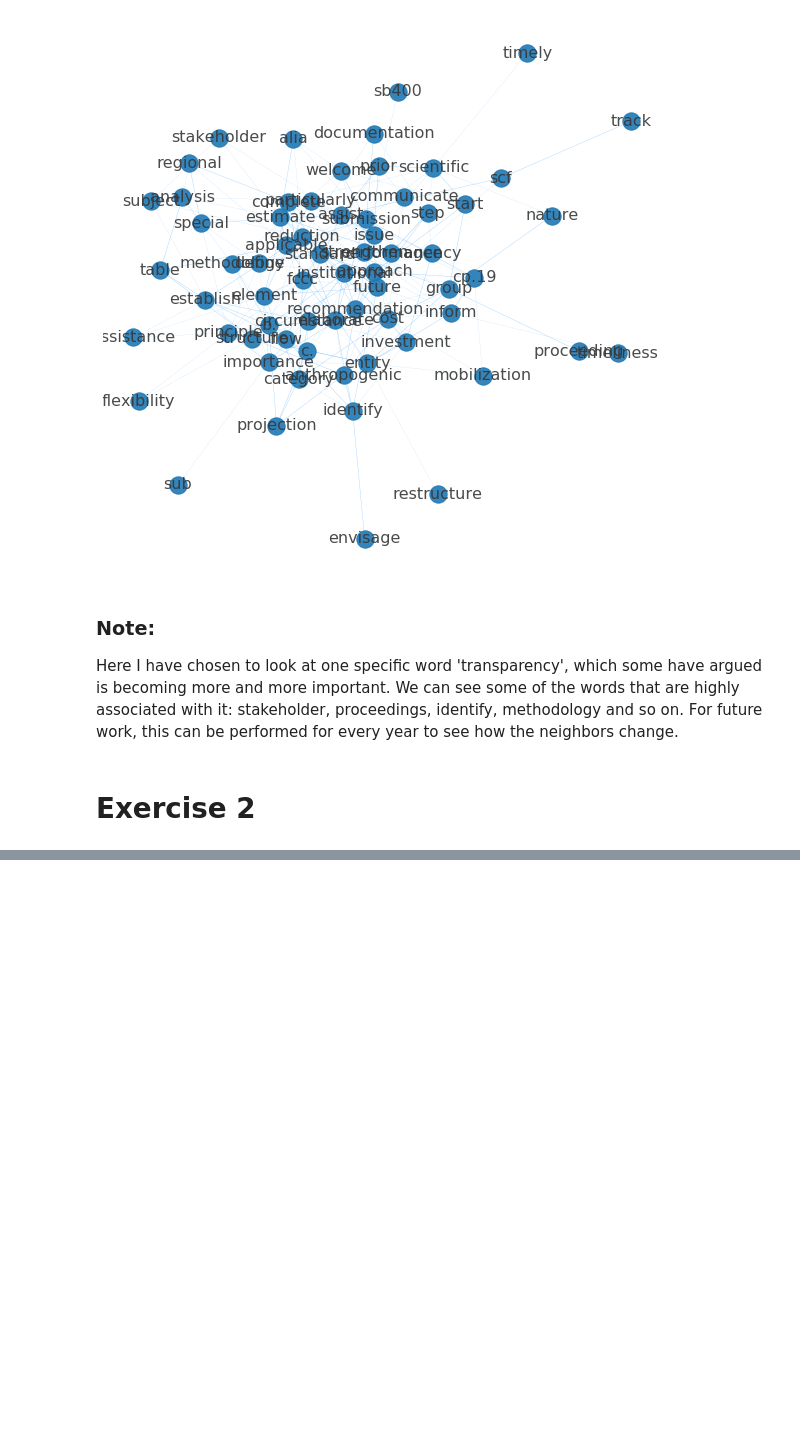
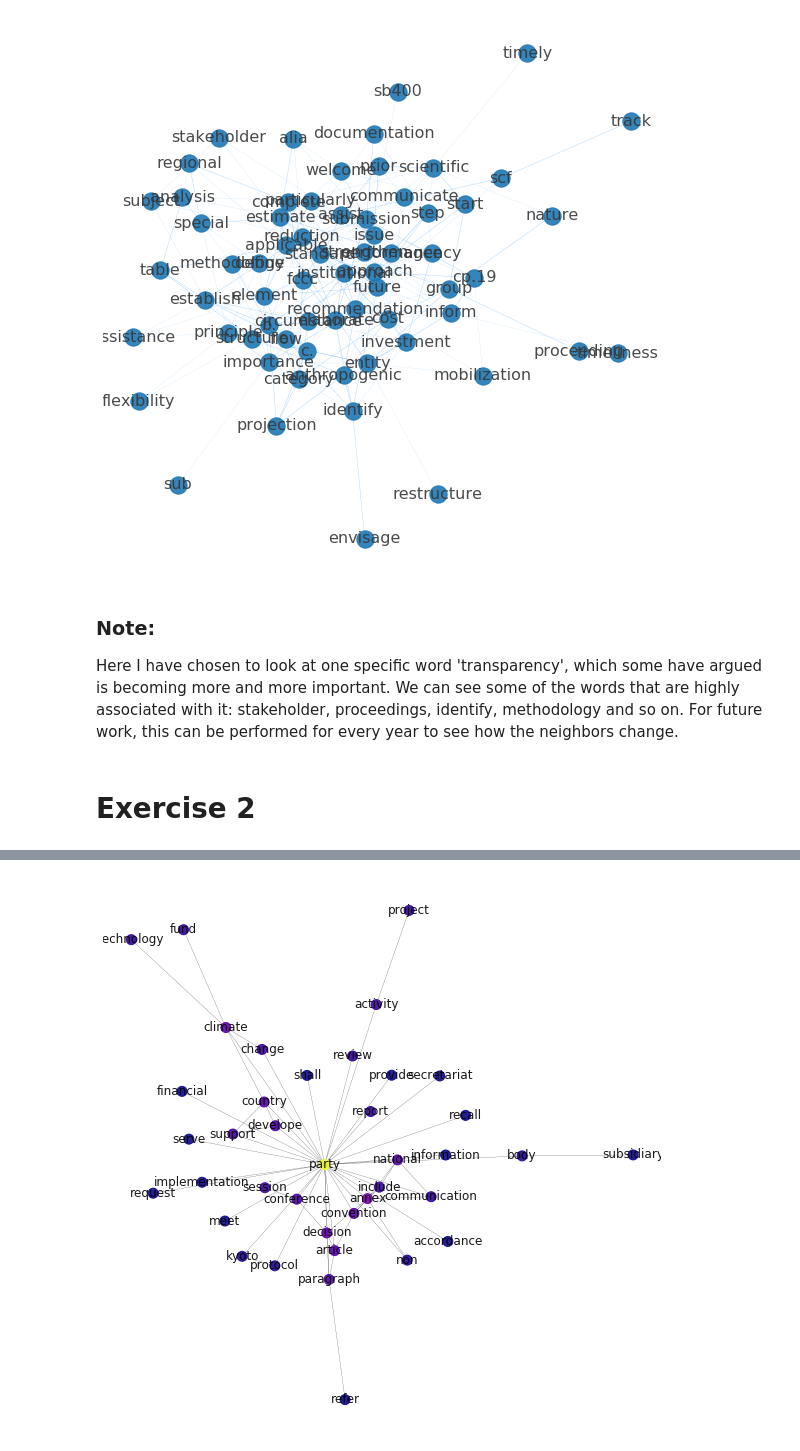
Before and after one commit to chiayunc/Homework-Notebooks, a Jupyter notebook: week-5/5-Semantic-Influence-Networks-solution.ipynb, the cells around one changed output, grey strips where cells are left out. Cells and saved outputs as stored; diff of their text form; code cells hidden in the pictures; blank space fills up the shorter version.

```diff
--- a/week-5/5-Semantic-Influence-Networks-solution.ipynb
+++ b/week-5/5-Semantic-Influence-Networks-solution.ipynb
@@ -392,0 +438,2 @@ Here I have chosen to look at one specific word 'transparency', which some have
+# %%
+dcentralities = nx.degree_centrality(giant)
@@ -392,0 +478,13 @@ Here I have chosen to look at one specific word 'transparency', which some have
+# %%
+#Plot with centrality
+fig, ax = plt.subplots(figsize = (10,10))
+maxC = max(dcentralities.items(), key = lambda x : x[1])[1]
+
+nx.draw(giant, ax = ax, pos = layout, labels = {n:n for n in giant.nodes()},
+        width=.2,
+        alpha = .9,
+        node_size = 100,
+        node_color = [dcentralities[n] / maxC for n in giant.nodes],
+        cmap = plt.get_cmap('plasma'))
+# %% [output]
+[figure, added]
```
Also changed, not shown: parts of 18 cells of this notebook.
